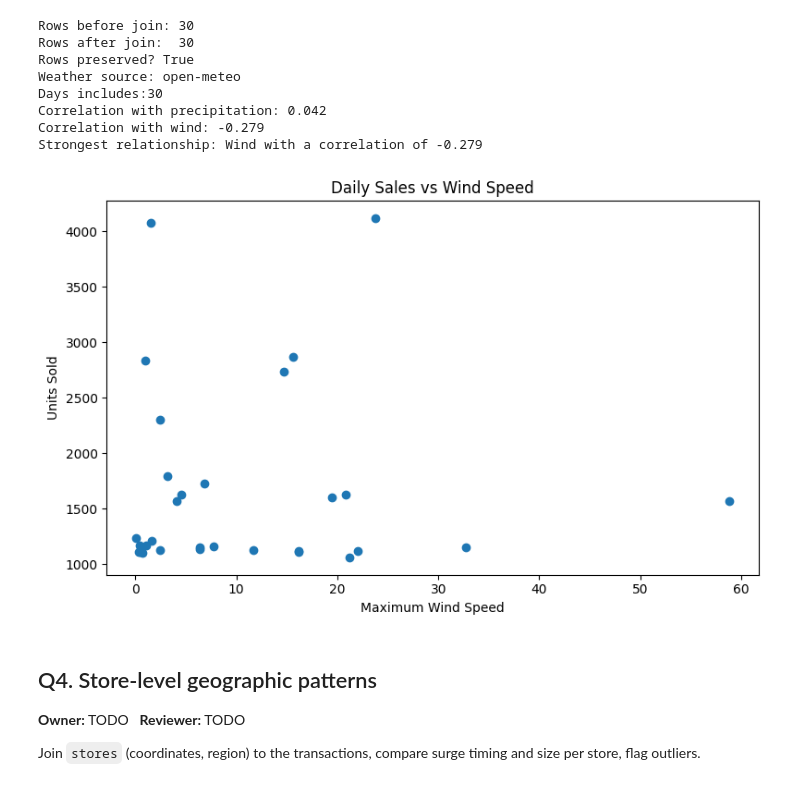
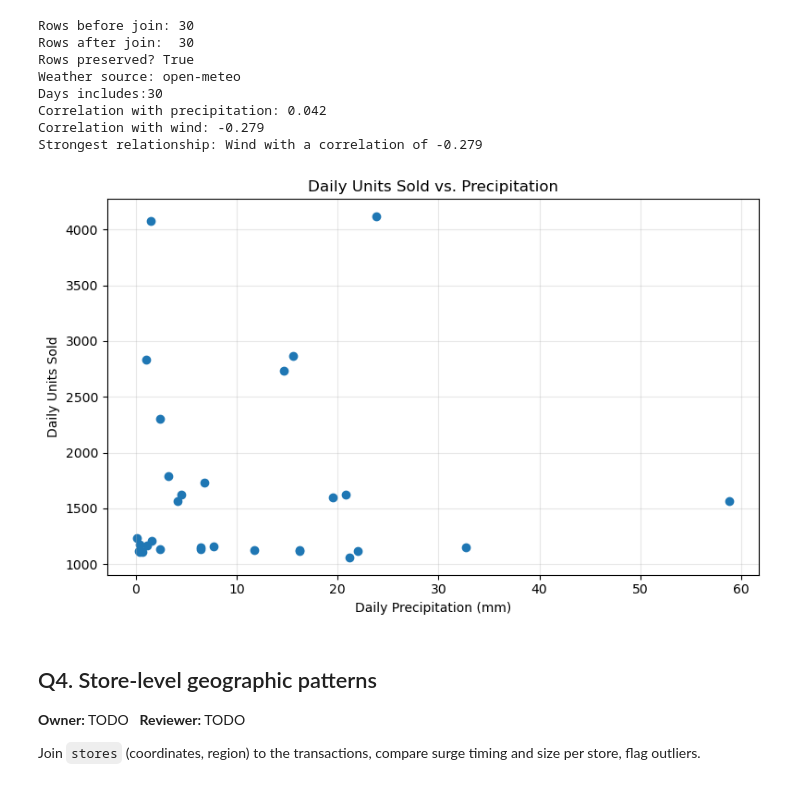
Before and after one commit to amulyasundaresan/Midterm-1, a Jupyter notebook: Notebooks/midterm_combined_notebook_1.ipynb, the cells around one changed output. Cells and saved outputs as stored; diff of their text form; code cells hidden in the pictures.

```diff
--- a/Notebooks/midterm_combined_notebook_1.ipynb
+++ b/Notebooks/midterm_combined_notebook_1.ipynb
@@ -1063,15 +1342,16 @@ Strongest relationship: Wind with a correlation of -0.279
 # %%
 plt.figure(figsize =(8,5))
 plt.scatter(orders_weather['precipitation_sum'],orders_weather['units'])
 
-plt.title('Daily Sales vs Wind Speed')
-plt.xlabel('Maximum Wind Speed')
-plt.ylabel('Units Sold')
+plt.title('Daily Units Sold vs. Precipitation')
+plt.xlabel('Daily Precipitation (mm)')
+plt.ylabel('Daily Units Sold')
+plt.grid(alpha=0.3)
 
 plt.tight_layout()
 plt.show()
 # %% [output]
-[figure, old version]
+[figure, new version]
 # %% [markdown]
 ## Q4. Store-level geographic patterns
 **Owner:** TODO &nbsp; **Reviewer:** TODO
```
Also changed, not shown: parts of 13 cells of this notebook, 8 other files.
